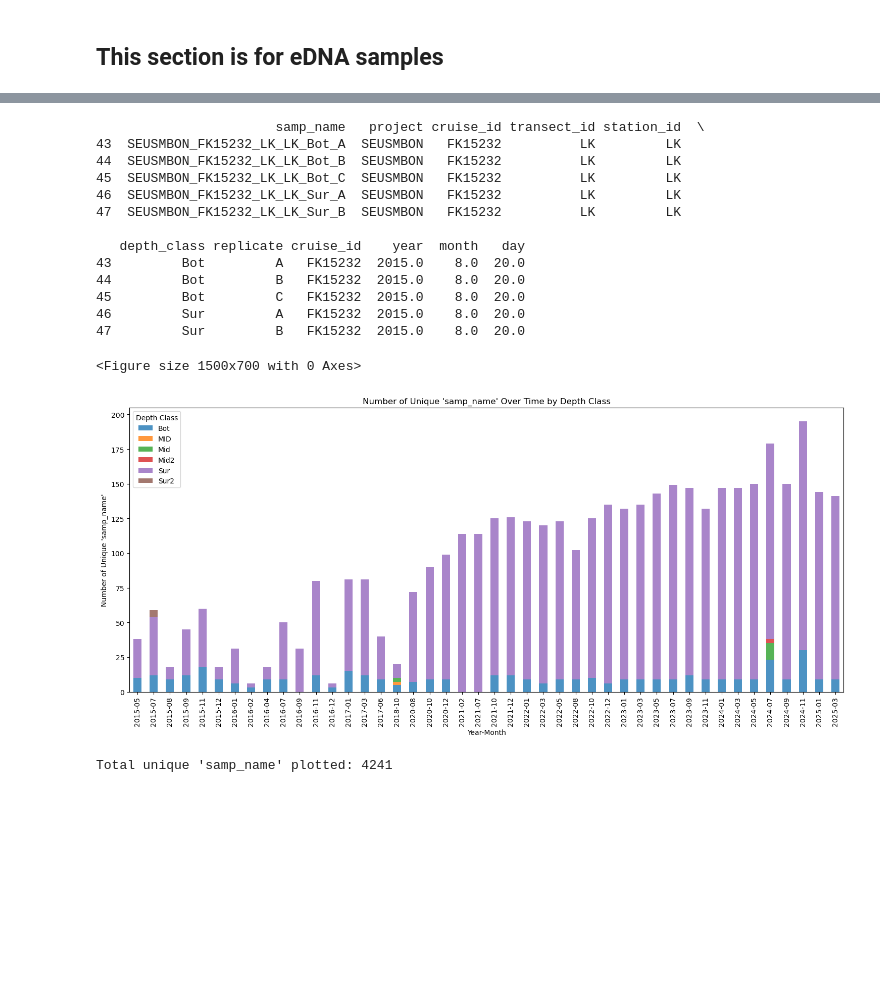
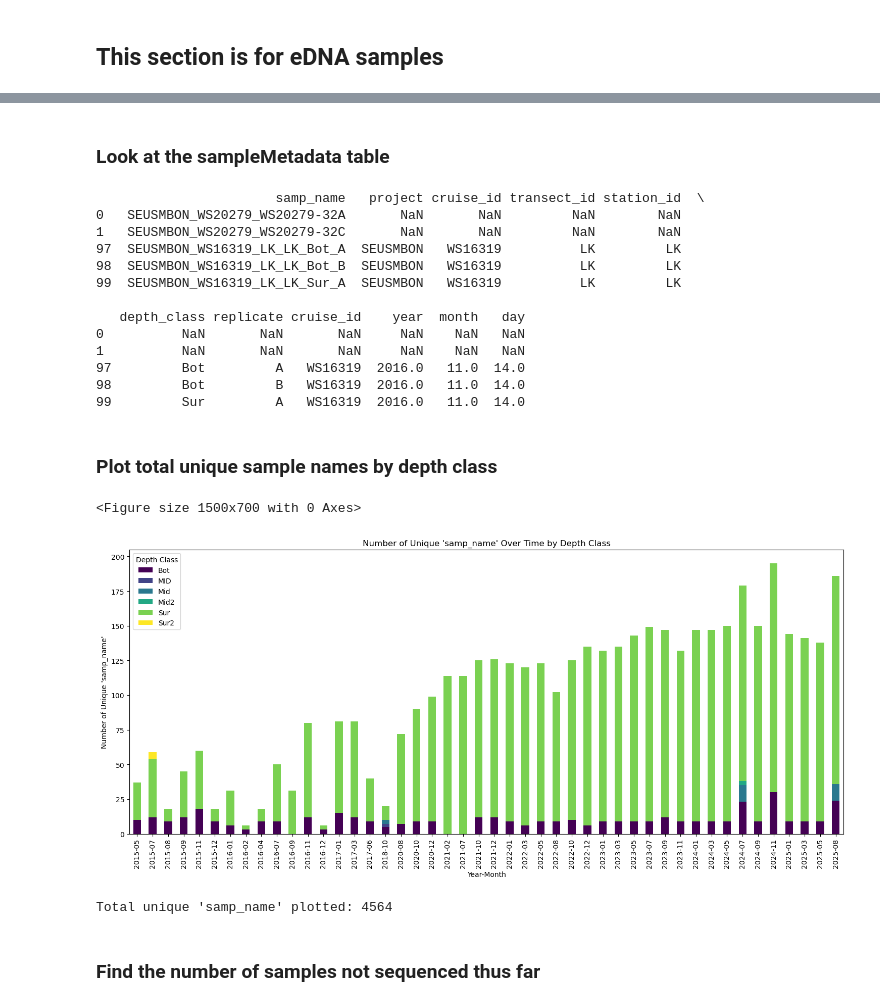
Before and after one commit to eqmh/SFER, a Jupyter notebook: sfer_mbon_stats.ipynb, the cells around one changed output, grey strips where cells are left out. Cells and saved outputs as stored; diff of their text form; code cells hidden in the pictures; blank space fills up the shorter version.

```diff
--- a/sfer_mbon_stats.ipynb
+++ b/sfer_mbon_stats.ipynb
@@ -366,10 +447,12 @@ Total 'Bacteria-16S-V4V5-Parada' samples plotted: 3601
+# %% [markdown]
+### Look at the sampleMetadata table
 # %%
 # Load SAMPLE metadata
 mbon_data_sample = pd.read_csv('FAIRe-NOAA_noaa-aoml-seusmbon - sampleMetadata.csv', header=2)
 
 # Filter metadata by 'samp_category' and 'extraction_status'
 mbon_data_sample = mbon_data_sample[mbon_data_sample['samp_category'] == 'sample']
-mbon_data_sample = mbon_data_sample[mbon_data_sample['extraction_status'] == 'extracted']
+mbon_data_sample = mbon_data_sample[mbon_data_sample['extraction_status'].isin(['extracted', 'not yet extracted', 'to be extracted'])]
 
 # Extract information from 'samp_name' into new columns
 # The regex is designed to handle variations in the 'samp_name' format
@@ -409,50 +492,54 @@ mbon_data_sample['day'] = datetime_col.dt.day
 print(mbon_data_sample[['samp_name', 'project', 'cruise_id', 'transect_id', 'station_id', 'depth_class', 'replicate', 'cruise_id', 'year', 'month', 'day']].head(5))
 # %% [output]
                        samp_name   project cruise_id transect_id station_id  \
-43  SEUSMBON_FK15232_LK_LK_Bot_A  SEUSMBON   FK15232          LK         LK
-44  SEUSMBON_FK15232_LK_LK_Bot_B  SEUSMBON   FK15232          LK         LK
-45  SEUSMBON_FK15232_LK_LK_Bot_C  SEUSMBON   FK15232          LK         LK
-46  SEUSMBON_FK15232_LK_LK_Sur_A  SEUSMBON   FK15232          LK         LK
-47  SEUSMBON_FK15232_LK_LK_Sur_B  SEUSMBON   FK15232          LK         LK
+0   SEUSMBON_WS20279_WS20279-32A       NaN       NaN         NaN        NaN
+1   SEUSMBON_WS20279_WS20279-32C       NaN       NaN         NaN        NaN
+97  SEUSMBON_WS16319_LK_LK_Bot_A  SEUSMBON   WS16319          LK         LK
+98  SEUSMBON_WS16319_LK_LK_Bot_B  SEUSMBON   WS16319          LK         LK
+99  SEUSMBON_WS16319_LK_LK_Sur_A  SEUSMBON   WS16319          LK         LK
 
    depth_class replicate cruise_id    year  month   day
-43         Bot         A   FK15232  2015.0    8.0  20.0
-44         Bot         B   FK15232  2015.0    8.0  20.0
-45         Bot         C   FK15232  2015.0    8.0  20.0
-46         Sur         A   FK15232  2015.0    8.0  20.0
-47         Sur         B   FK15232  2015.0    8.0  20.0
+0          NaN       NaN       NaN     NaN    NaN   NaN
+1          NaN       NaN       NaN     NaN    NaN   NaN
+97         Bot         A   WS16319  2016.0   11.0  14.0
+98         Bot         B   WS16319  2016.0   11.0  14.0
+99         Sur         A   WS16319  2016.0   11.0  14.0
+# %% [markdown]
+### Plot total unique sample names by depth class
 # %%
 # Plot the data from the previous cell
 
 # Ensure 'year' and 'month' columns are integers
 mbon_data_sample = mbon_data_sample.dropna(subset=['year', 'month'])
 mbon_data_sample['year'] = mbon_data_sample['year'].astype(int)
 mbon_data_sample['month'] = mbon_data_sample['month'].astype(int)
 
 # Create a 'year_month' column for grouping
 mbon_data_sample['year_month'] = mbon_data_sample['year'].astype(str) + '-' + mbon_data_sample['month'].astype(str).str.zfill(2)
 
 # Group by 'year_month' and 'depth_class', and count unique 'samp_name'
 stackplot_data = mbon_data_sample.groupby(['year_month', 'depth_class'])['samp_name'].nunique().unstack(fill_value=0)
 
 # Create the stacked bar plot
 plt.figure(figsize=(15, 7))
-stackplot_data.plot(kind='bar', stacked=True, figsize=(15, 7), alpha=0.8)
+stackplot_data.plot(kind='bar', stacked=True, figsize=(15, 7), colormap='viridis')
 
 plt.title("Number of Unique 'samp_name' Over Time by Depth Class")
 plt.xlabel("Year-Month")
 plt.ylabel("Number of Unique 'samp_name'")
 plt.xticks(rotation=90)
 plt.legend(title='Depth Class')
 plt.tight_layout()
 
 # Save the plot to a file
 plt.savefig('unique_samp_name_stackplot.png')
 
 plt.show()# Print the total number of 'Eukarya-18S-V9' samples that were plotted
 print(f"Total unique 'samp_name' plotted: {stackplot_data.sum().sum()}")
 # %% [output]
 <Figure size 1500x700 with 0 Axes>
-[figure, old version]
+[figure, new version]
-Total unique 'samp_name' plotted: 4241
+Total unique 'samp_name' plotted: 4564
+# %% [markdown]
+### Find the number of samples not sequenced thus far
 # %%
```
Also changed, not shown: parts of 12 cells of this notebook, 3 other files.
